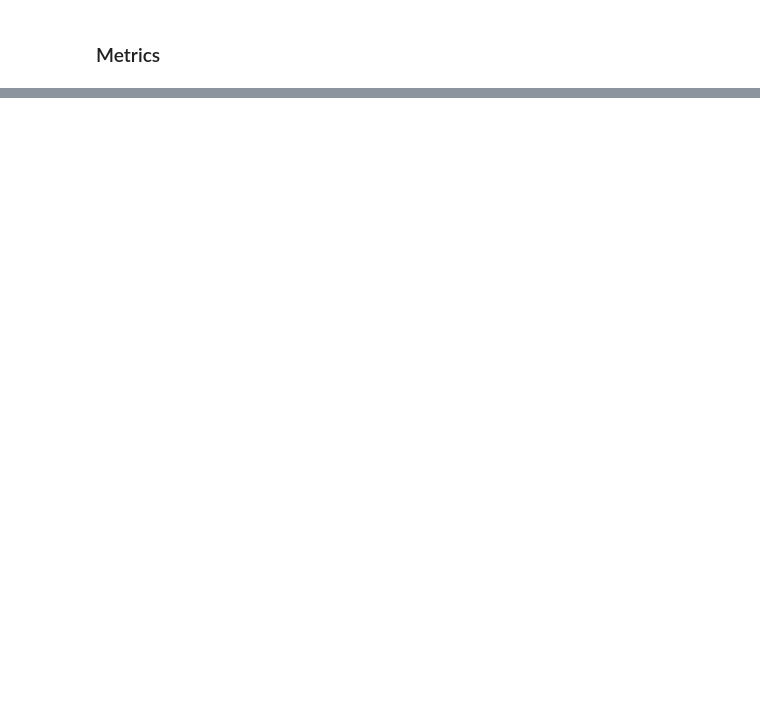
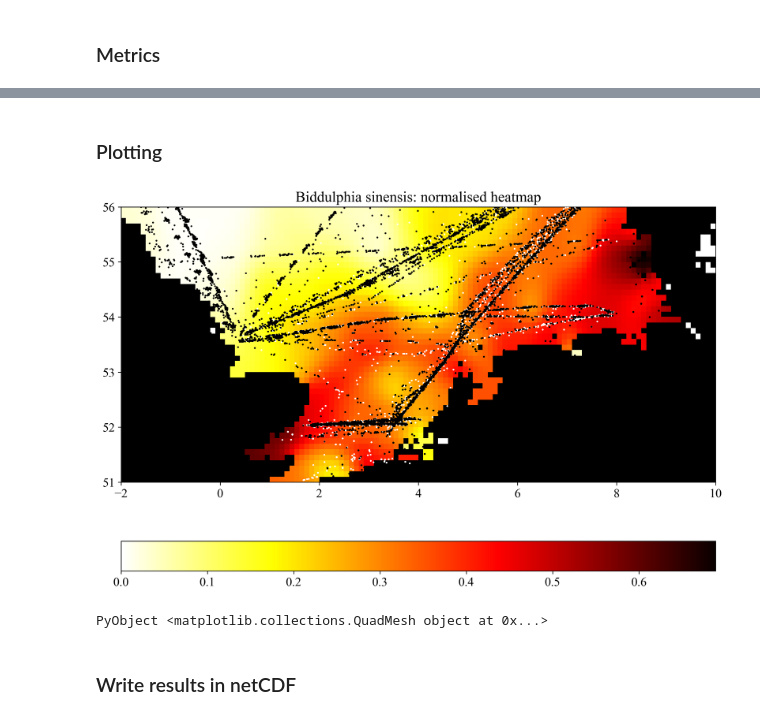
Before and after one commit to EMODnet/EMODnet-Biology-Phytoplankton-Interpolated-Maps, a Jupyter notebook: analysis/interp_presence_absence.ipynb, the cells around one changed output, grey strips where cells are left out. Saved outputs shown, nothing was run; the diff lists cells and outputs as text; code cells hidden in the pictures; blank space fills up the shorter version.

```diff
--- a/analysis/interp_presence_absence.ipynb
+++ b/analysis/interp_presence_absence.ipynb
@@ -76,10 +79,12 @@ speciesslug = get_species_slug(basename(datafile))
 dates, lons, lats, occurs = read_data_phyto(datafile);
 
 # Conversion of coordinates
-# We have to go from `EPSG:32361` to `WGS84`.
 lon, lat = transform_coords(lons, lats)
 
 data_presence = occurs .== 1;
 data_absence = .!(data_presence);
+npre = sum(data_presence)
+nabs = sum(data_absence);
+@info("Presence: $(npre), absence: $(nabs)");
 # %% [output]
 ┌ Info: Working on Biddulphia sinensis
@@ -131,0 +124,15 @@ create_nc_results(joinpath(outputdir, "$(speciesname)_heatmap.nc"),
+# %%
+d = npre .* dens2 ./ (npre .* dens2 .+ nabs .* dens3);
+# %% [markdown]
+### Plotting
+# %%
+if doplot
+    plot_heatmap(longrid, latgrid, d, lon, lat, occurs,
+        "$(speciesname): normalised heatmap")
+    pcolormesh(longrid, latgrid, mask', cmap=PyPlot.cm.binary_r)
+end
+# %% [output]
+[figure, added]
+PyObject <matplotlib.collections.QuadMesh object at 0x...>
+# %% [markdown]
+### Write results in netCDF
```
Also changed, not shown: parts of 10 cells of this notebook.
